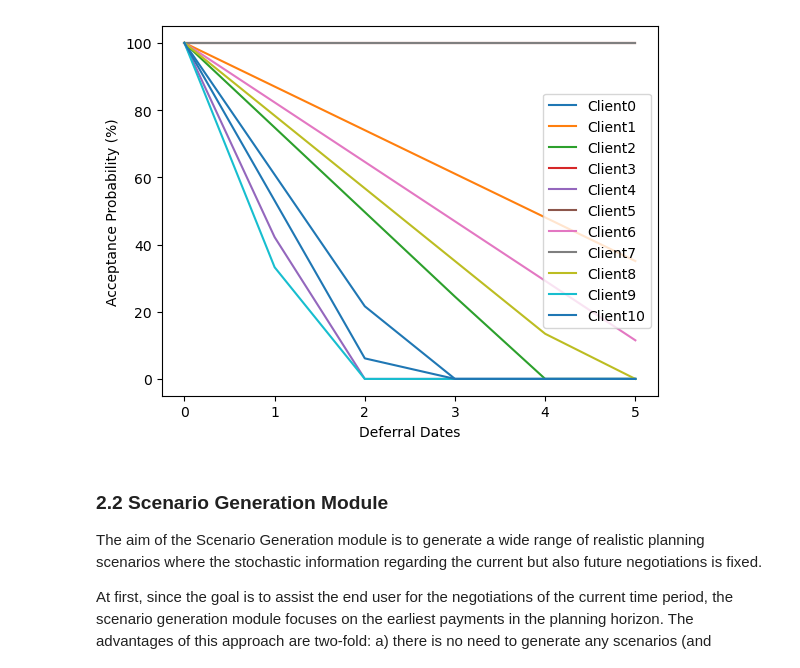
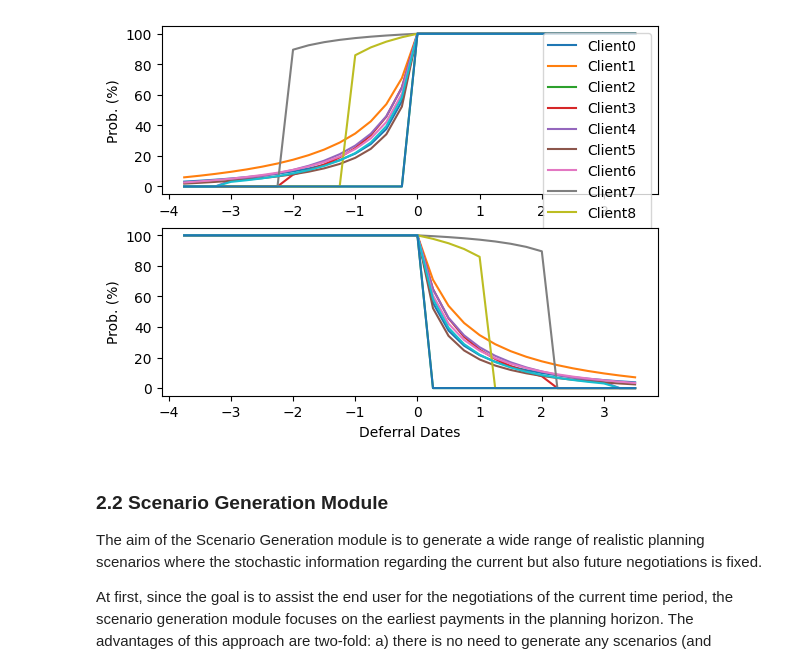
Before and after one commit to aiplan4eu/tsb-caos, a Jupyter notebook: case_study.ipynb, the cells around one changed output. Cells and saved outputs as stored; diff of their text form; code cells hidden in the pictures.

```diff
--- a/case_study.ipynb
+++ b/case_study.ipynb
@@ -70,19 +99,32 @@ In the following, we visualize the acceptance probability of a range of deferral
 # %%
 from interest_rate_prediction import InterestRatePrediction
 import matplotlib.pyplot as plt
 
-x = range(6)
 
+f, ax = plt.subplots(2,1)
+
+x = [v * 0.25 for v in range(-15, 15)]
+
+#Inbound
 for c in p.clients:
-    y = [InterestRatePrediction.FindDeferralProbability(c, p) * 100 for p in x]
-    plt.plot(x, y, label=c.name)
+    y = [InterestRatePrediction.FindDeferralProbabilityInbound(c, p) * 100 for p in x]
+    ax[0].plot(x, y, label=c.name)
 
-plt.xlabel("Deferral Dates")
-plt.ylabel("Acceptance Probability (%)")
-plt.legend()
+x = [v * 0.25 for v in range(-15, 15)]
+
+#Outbound
+for c in p.clients:
+    y = [InterestRatePrediction.FindDeferralProbabilityOutbound(c, p) * 100 for p in x]
+    ax[1].plot(x, y, label=c.name)
+
+
+ax[1].set_xlabel("Deferral Dates")
+ax[0].set_ylabel("Prob. (%)")
+ax[1].set_ylabel("Prob. (%)")
+ax[0].legend()
 plt.show()
 # %% [output]
-[figure, old version]
+[figure, new version]
 # %% [markdown]
 ### 2.2 Scenario Generation Module
 
```
Also changed, not shown: parts of 6 cells of this notebook, 8 other files.
